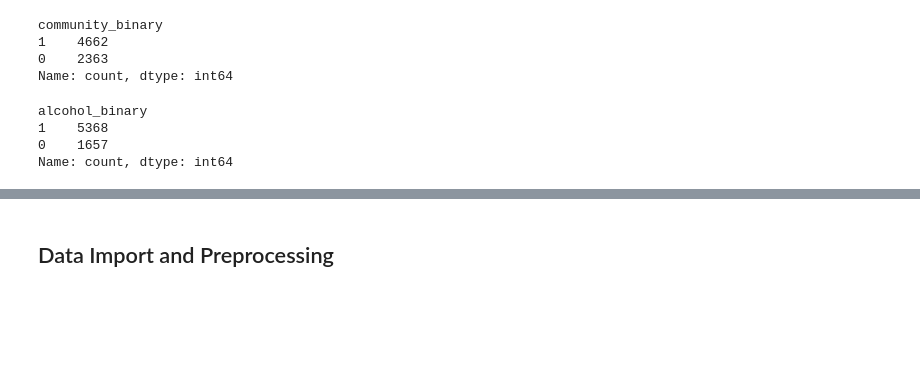
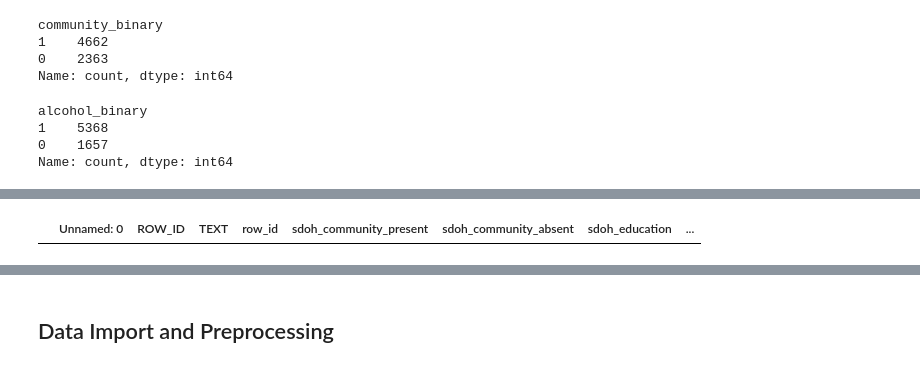
Before and after one commit to Duke-Datathon-2024/team-4, a Jupyter notebook: roberta_base.ipynb, the cells around one changed output, grey strips where cells are left out. Cells and saved outputs as stored; diff of their text form; code cells hidden in the pictures; blank space fills up the shorter version.

Commit message:
adding working notebook and training scripts

```diff
--- a/roberta_base.ipynb
+++ b/roberta_base.ipynb
@@ -182,0 +159,36 @@ train_set_df
+# %%
+def social_history_sectionizer(dataframe, text_col: str = 'TEXT'):
+    dataframe.loc[:, 'social_history'] = ''
+
+    # build our medspacy pipeline
+    nlp = medspacy.load()
+    sectionizer = nlp.add_pipe("medspacy_sectionizer")
+    pattern_list = [
+        SectionRule(
+            category="social_history",
+            literal="SOCIAL HISTORY:"
+        )
+    ]
+    sectionizer.add(pattern_list)
+
+    for i, data in tqdm(dataframe.iterrows(), total=len(dataframe)):
+        # apply the spacy pipeline to the text
+        text_sections = nlp(data[text_col])
+
+        # zip the titles and bodies together
+        title_body_zip = zip(
+            text_sections._.section_categories,
+            text_sections._.section_bodies
+        )
+
+        # extract the social history
+        soc_hist = [str(body).strip() for title, body in title_body_zip if title == "social_history"]
+
+        # if a social history section was found, add it to the dataframe
+        if soc_hist:
+            dataframe.at[i, 'social_history'] = soc_hist[0]
+
+    return dataframe
+
+train_set_df = social_history_sectionizer(train_set_df)
+# test_sections = social_history_sectionizer(train_set_df)
@@ -182,0 +215,4 @@ train_set_df
+# %%
+train_set_df[pd.isnull(train_set_df.social_history)]
+# %% [output]
+|  | Unnamed: 0 | ROW_ID | TEXT | row_id | sdoh_community_present | sdoh_community_absent | sdoh_education | ... |
```
Also changed, not shown: parts of 17 cells of this notebook, 4 other files.
